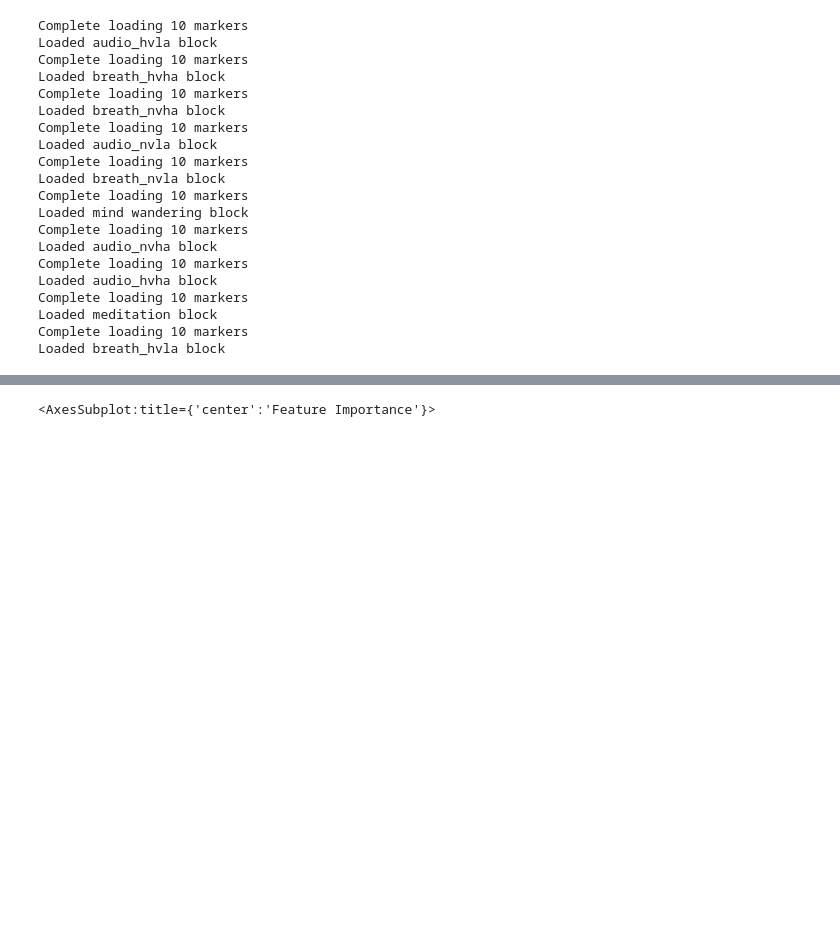
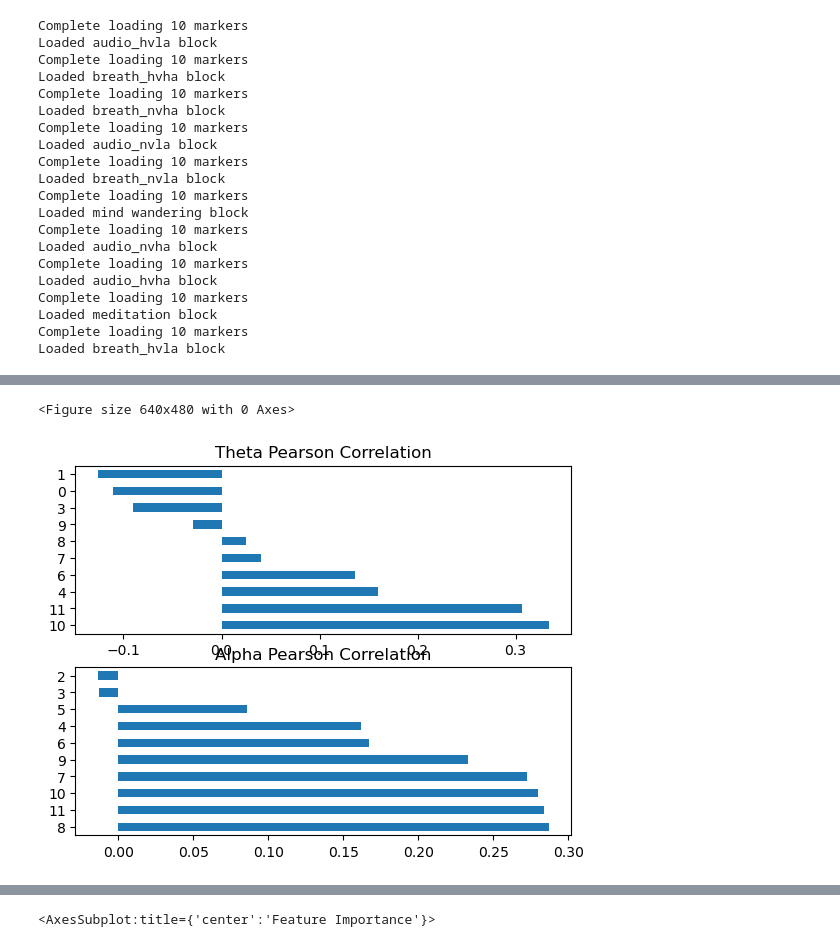
Before and after one commit to ti55987/MM_UCSF, a Jupyter notebook: analysis/analysis_notebook.ipynb, the cells around one changed output, grey strips where cells are left out. Cells and saved outputs as stored; diff of their text form; code cells hidden in the pictures; blank space fills up the shorter version.

Commit message:
add correlation

```diff
--- a/analysis/analysis_notebook.ipynb
+++ b/analysis/analysis_notebook.ipynb
@@ -148,4 +121,64 @@ breath_hvla block arousal labels [0.12625 0.04875 0.135   0.18375 0.18125 0.19
 (130,)
+# %%
+from feature_extraction import (
+    get_spectral_power,
+)
+import matplotlib.pyplot as plt
+
+def get_feature_by_name(
+    all_blocks: dict, marker_name: str, feature_name: str, channel: int = 0
+):
+    all_blocks_features = []
+    for block_name, markers in all_blocks.items():
+        marker_to_data = markers.get_all_data()
+        all_epoch_data = marker_to_data[marker_name]
+        all_epoch_data = np.swapaxes(
+            all_epoch_data, 0, -1
+        )  # (num_channels, num_data_points, num_epochs) => (num_epochs, num_data_points, num_channels)
+        for data in all_epoch_data:
+            eeg_band_fft = get_spectral_power(data[:, channel], 512)
+            fft_value = eeg_band_fft[feature_name]
+            all_blocks_features.append(fft_value) # delta
+
+    return all_blocks_features
+
+def calculatePearson(all_data, num_channels, labels, feature_name):
+    pearson_corr = []
+    index = []
+    for ch in range(num_channels):
+        spf = get_feature_by_name(all_blocks=all_data, marker_name='EEG', feature_name=feature_name, channel=ch)
+        corr = pearsonr(spf, labels)
+
+        #print(f"channel {ch} pearson correlation {corr[0]}")
+        pearson_corr.append(corr[0])
+        index.append(ch)
+
+    plot_corr = pd.Series(pearson_corr, index=index)
+    return plot_corr.nlargest(10)
+
+
+fig=plt.figure()
+df1 = calculatePearson(all_data, 12, valence_label, 'Theta')
+df2 = calculatePearson(all_data, 12, valence_label, 'Alpha')
+f1.plot(ax=ax1, kind='barh',title = f' Theta Pearson Correlation')
+f2.plot(ax=ax2, kind='barh',title = f'Alpha Pearson Correlation')
+#define number of rows and columns for subplots
+nrow=2
+ncol=1
+
+# make a list of all dataframes
+df_list = [{'title':'Theta', 'value':df1} ,{'title':'Alpha', 'value': df2}]
+fig, axes = plt.subplots(nrow, ncol)
+
+# plot counter
+count=0
+for r in range(nrow):
+    title = df_list[count]['title']
+    df_list[count]['value'].plot(ax=axes[r], kind='barh',title = f'{title} Pearson Correlation')
+    count+=1
+# %% [output]
+<Figure size 640x480 with 0 Axes>
+[figure, added]
 # %%
 #convert y values to categorical values
 y_transformed =[]
```
Also changed, not shown: parts of 12 cells of this notebook, 3 other files.
